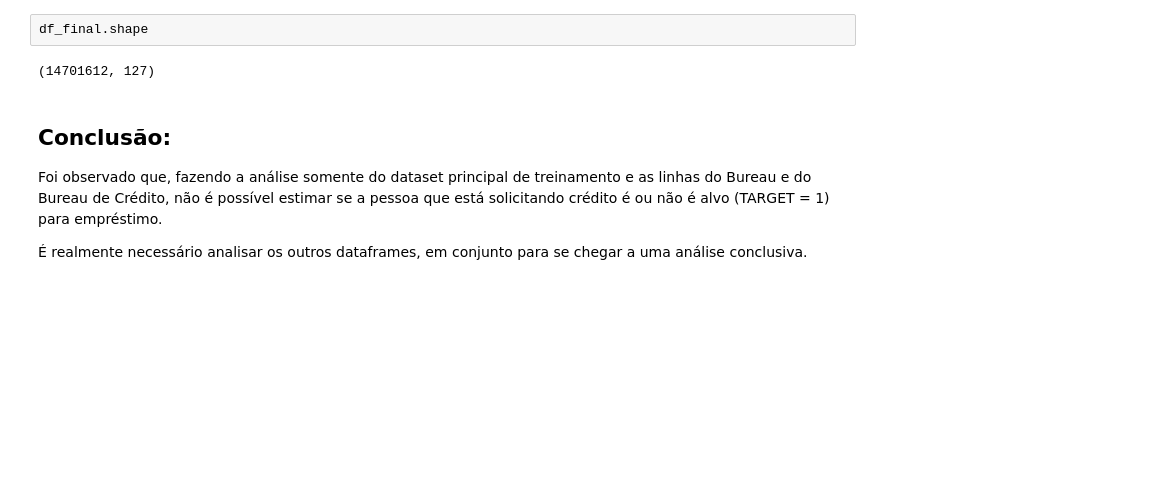
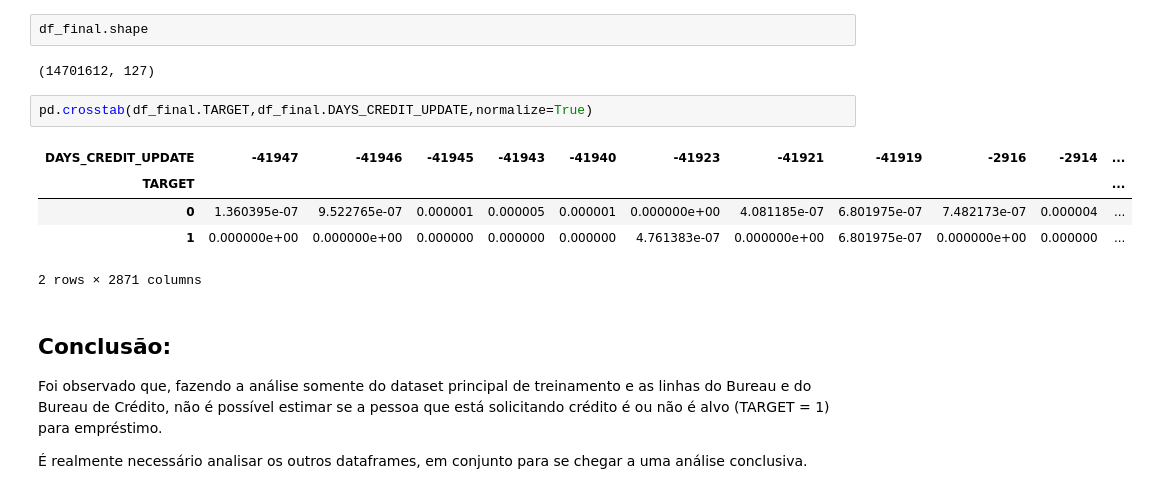
Before and after one commit to ricardoslee/Trabalhos, a Jupyter notebook: AIA/Trabalho1.ipynb, the cells around one changed output. Drawn from its saved outputs; the diff is of its cells as text; blank space fills up the shorter version.

```diff
--- a/AIA/Trabalho1.ipynb
+++ b/AIA/Trabalho1.ipynb
@@ -1059,6 +1039,14 @@ df_final = pd.merge(dfr0_dummies,df40a,on='SK_ID_CURR')
 df_final.shape
 # %% [output]
 (14701612, 127)
+# %%
+pd.crosstab(df_final.TARGET,df_final.DAYS_CREDIT_UPDATE,normalize=True)
+# %% [output]
+| DAYS_CREDIT_UPDATE | -41947 | -41946 | -41945 | -41943 | -41940 | -41923 | -41921 | -41919 | -2916 | -2914 | ... |
+| TARGET |  |  |  |  |  |  |  |  |  |  | ... |
+| 0 | 1.360395e-07 | 9.522765e-07 | 0.000001 | 0.000005 | 0.000001 | 0.000000e+00 | 4.081185e-07 | 6.801975e-07 | 7.482173e-07 | 0.000004 | ... |
+| 1 | 0.000000e+00 | 0.000000e+00 | 0.000000 | 0.000000 | 0.000000 | 4.761383e-07 | 0.000000e+00 | 6.801975e-07 | 0.000000e+00 | 0.000000 | ... |
+2 rows × 2871 columns
 # %% [markdown]
 ## Conclusão:
 
```
Also changed, not shown: parts of 1 cell of this notebook.
